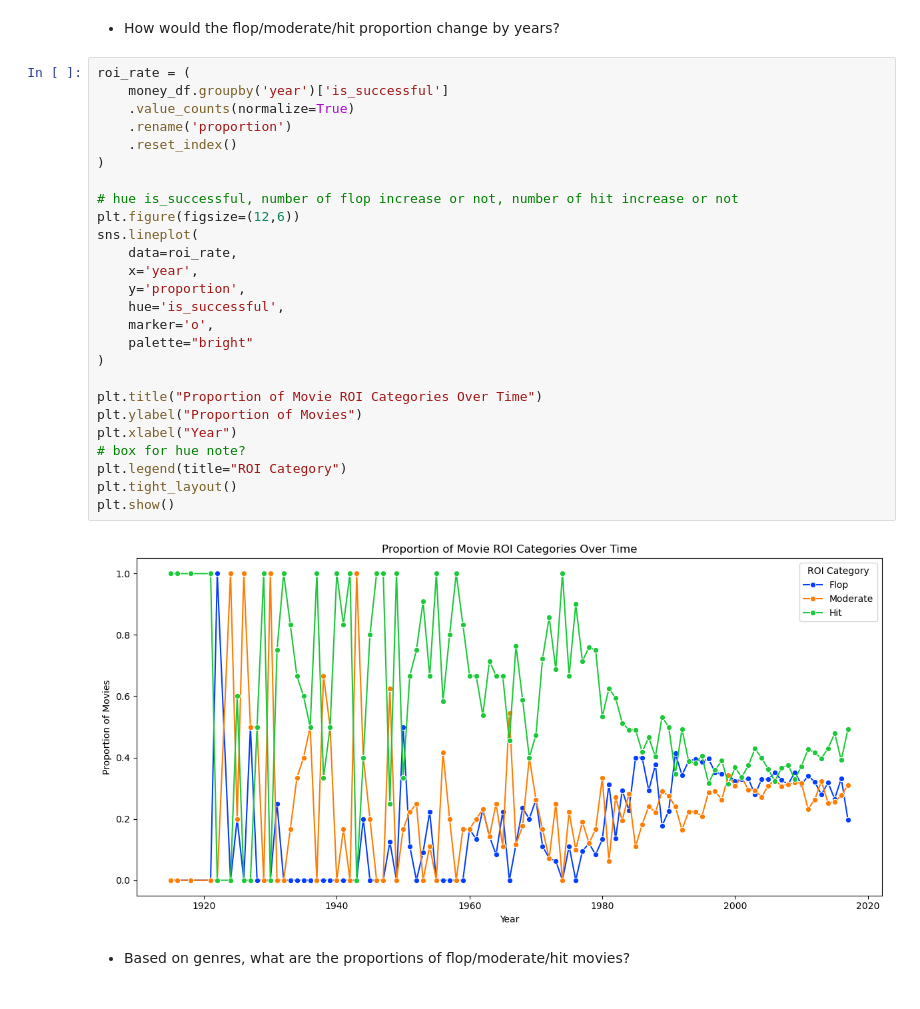
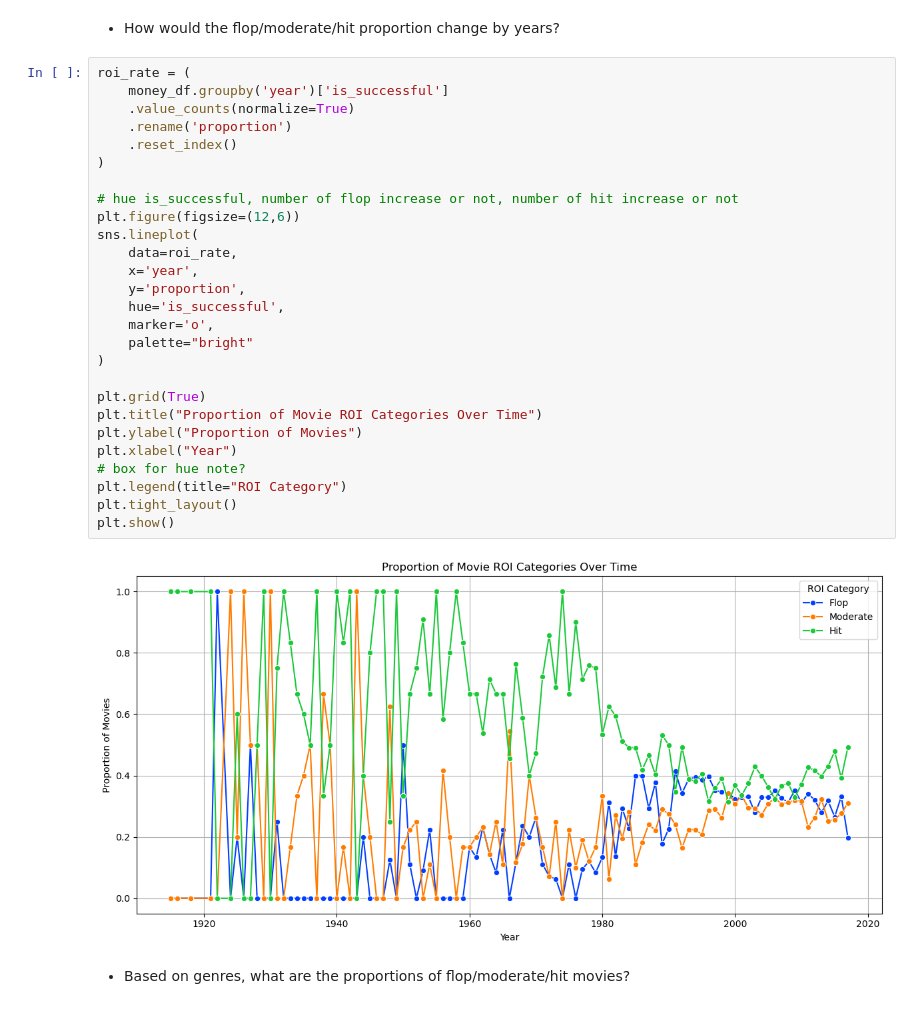
Before and after one commit to Duyduide/Movie-recommendation, a Jupyter notebook: notebooks/regression/EDA.ipynb, the cells around one changed output. Saved outputs shown, nothing was run; the diff lists cells and outputs as text.

```diff
--- a/notebooks/regression/EDA.ipynb
+++ b/notebooks/regression/EDA.ipynb
@@ -1176,31 +1193,32 @@ plt.show()
 # %%
 roi_rate = (
     money_df.groupby('year')['is_successful']
     .value_counts(normalize=True)
     .rename('proportion')
     .reset_index()
 )
 
 # hue is_successful, number of flop increase or not, number of hit increase or not
 plt.figure(figsize=(12,6))
 sns.lineplot(
     data=roi_rate,
     x='year',
     y='proportion',
     hue='is_successful',
     marker='o',
     palette="bright"
 )
 
+plt.grid(True)
 plt.title("Proportion of Movie ROI Categories Over Time")
 plt.ylabel("Proportion of Movies")
 plt.xlabel("Year")
 # box for hue note?
 plt.legend(title="ROI Category")
 plt.tight_layout()
 plt.show()
 # %% [output]
-[figure, old version]
+[figure, new version]
 # %% [markdown]
 - Based on genres, what are the proportions of flop/moderate/hit movies?
 # %%
```
Also changed, not shown: parts of 4 cells of this notebook, 1 other file.
